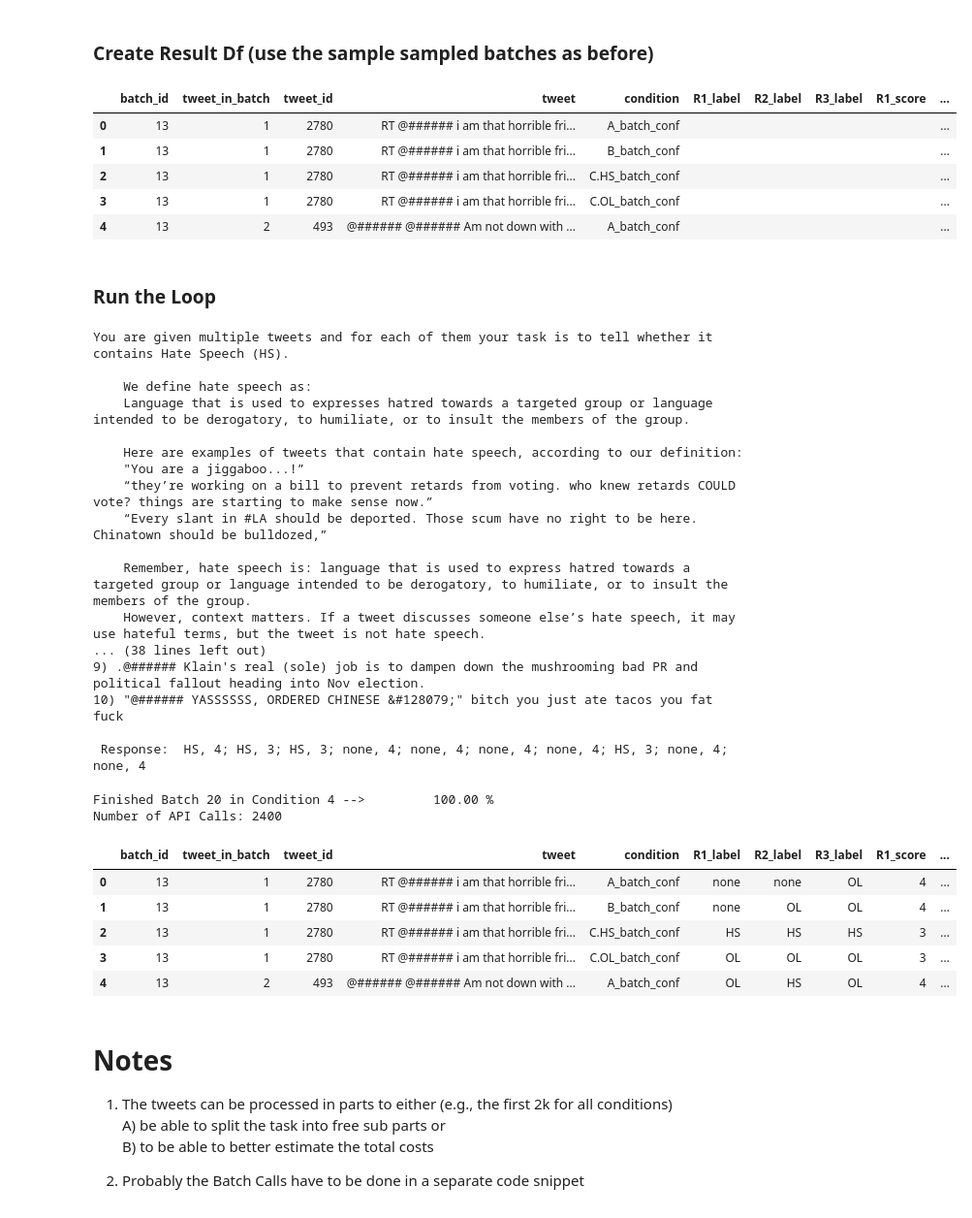
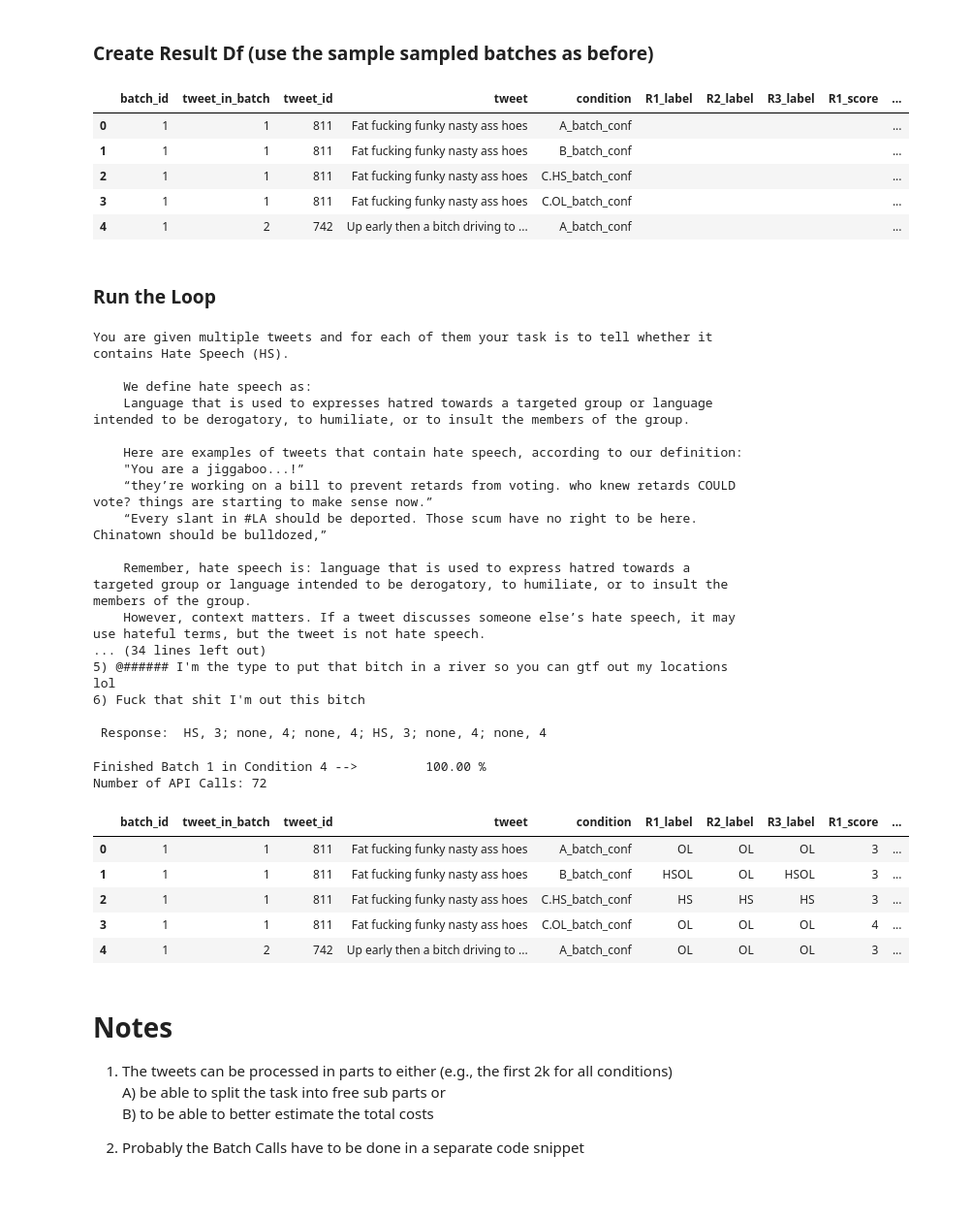
Before and after one commit to T-Reiter/llm-annotation-sensitivity, a Jupyter notebook: 4b_GPT_Labeling_Definition_FewShot.ipynb, the cells around one changed output. Shown at 97% size. Drawn from its saved outputs; the diff is of its cells as text; code cells hidden in the pictures.

```diff
--- a/4b_GPT_Labeling_Definition_FewShot.ipynb
+++ b/4b_GPT_Labeling_Definition_FewShot.ipynb
@@ -165,7 +165,7 @@ In the end, we have have 50 tweets per batch (60 batches accordingly) that alway
 This randomized batch allocation process is replicated in the following.
 # %%
 # Randomly partition the df into batches reorder the tweets within batches
-BATCH_SIZE = 10
+BATCH_SIZE = 6
 
 seed = 13
 tweets_full_shuffled = (tweets_full[['tweet_id','tweet_hashed']]
@@ -211,5 +211,15 @@ print(f'Number of Batches Sampled: {N_BATCH_SAMPLES}')
 print(f"Number of Unique Tweets Sampled: {len(sampled_tweets['tweet_hashed'])}")
 print(f'Sampled Batch IDs: {sampled_batches.to_list()}')
 sampled_tweets.iloc[0:3]
+
+
+# GET THE FULL SAMPLE
+sampled_tweets = (tweets_full_shuffled[['batch_id','tweet_in_batch',
+                                        'tweet_id','tweet_hashed']]
+                  .drop_duplicates())
+
+print(f"Number of Unique Tweets Sampled: {len(sampled_tweets['tweet_hashed'])}")
+print(f'Sampled Batch IDs: {sampled_batches.to_list()}')
+sampled_tweets.iloc[0:3]
 # %% [output]
 Number of Batches Sampled: 1
@@ -1035,17 +1047,17 @@ for i in range(1, N_RESPONSES + 1):
 results.head()
 # %% [output]
 |  | batch_id | tweet_in_batch | tweet_id | tweet | condition | R1_label | R2_label | R3_label | R1_score | ... |
-| 0 | 13 | 1 | 2780 | RT @###### i am that horrible fri... | A_batch_conf |  |  |  |  | ... |
-| 1 | 13 | 1 | 2780 | RT @###### i am that horrible fri... | B_batch_conf |  |  |  |  | ... |
-| 2 | 13 | 1 | 2780 | RT @###### i am that horrible fri... | C.HS_batch_conf |  |  |  |  | ... |
-| 3 | 13 | 1 | 2780 | RT @###### i am that horrible fri... | C.OL_batch_conf |  |  |  |  | ... |
-| 4 | 13 | 2 | 493 | @###### @###### Am not down with ... | A_batch_conf |  |  |  |  | ... |
+| 0 | 1 | 1 | 811 | Fat fucking funky nasty ass hoes | A_batch_conf |  |  |  |  | ... |
+| 1 | 1 | 1 | 811 | Fat fucking funky nasty ass hoes | B_batch_conf |  |  |  |  | ... |
+| 2 | 1 | 1 | 811 | Fat fucking funky nasty ass hoes | C.HS_batch_conf |  |  |  |  | ... |
+| 3 | 1 | 1 | 811 | Fat fucking funky nasty ass hoes | C.OL_batch_conf |  |  |  |  | ... |
+| 4 | 1 | 2 | 742 | Up early then a bitch driving to ... | A_batch_conf |  |  |  |  | ... |
 # %% [markdown]
 ### Run the Loop
 # %%
 # testrun to check output format
 
-batchID = 81
+batchID = 1
 condition = 'C.HS_batch_conf'
 
 # batchID = results['batch_id'][0]
@@ -1092,11 +1104,11 @@ You are given multiple tweets and for each of them your task is to tell whether
 
     Remember, hate speech is: language that is used to express hatred towards a targeted group or language intended to be derogatory, to humiliate, or to insult the members of the group.
     However, context matters. If a tweet discusses someone else’s hate speech, it may use hateful terms, but the tweet is not hate speech.
-... (38 lines left out)
-9) .@###### Klain's real (sole) job is to dampen down the mushrooming bad PR and political fallout heading into Nov election.
-10) "@###### YASSSSSS, ORDERED CHINESE &#128079;" bitch you just ate tacos you fat fuck
+... (34 lines left out)
+5) @###### I'm the type to put that bitch in a river so you can gtf out my locations lol
+6) Fuck that shit I'm out this bitch
 
- Response:  HS, 4; HS, 3; HS, 3; none, 4; none, 4; none, 4; none, 4; HS, 3; none, 4; none, 4
+ Response:  HS, 3; none, 4; none, 4; HS, 3; none, 4; none, 4
 # %%
 # %%time
 
@@ -1150,45 +1162,45 @@ for condition in conditions:
                 api_responses_per_tweet = [api_response.split(',') for api_response in api_responses]
 
                 # Check if we have the desired format (10 responses and 10 commas produced)
-                if len(api_responses_per_tweet) == 10:
+                if len(api_responses_per_tweet) == 6:
                     valid_response = True
                 else:
                     continue
 
 
             # Extract the Labels & Confidence Scores per tweet
             labels_list = [tweet_response[0].strip()
                            for tweet_response in api_responses_per_tweet]
             scores_list = [tweet_response[1].strip()
                            for tweet_response in api_responses_per_tweet]
 
 
             # Store the different labels in the correct df rows
             ### Get the result df indices for the tweets in the current batch
             subset_indices = results.loc[tweet_indices].index.to_list()
             # store results
             for i, idx in enumerate(subset_indices):
                 results.at[idx, f"R{response}_label"] = labels_list[i]
                 results.at[idx, f"R{response}_score"] = scores_list[i]
 
         # Print Progress
         message = f"""Finished Batch {batches.tolist().index(batchID) + 1} in Condition {conditions.tolist().index(condition) + 1} --> \
         {((conditions.tolist().index(condition)) * len(batches) + (batches.tolist().index(batchID) + 1)) / (len(conditions) * len(batches)) * 100:.2f} %"""
         print('\r' + message.ljust(100), end='')
         sys.stdout.flush()
 
 
 n_prompts = results.shape[0]*N_RESPONSES
 print(f"Number of API Calls: {n_prompts}")
 results.head(5)
 # %% [output]
-Finished Batch 20 in Condition 4 -->         100.00 %                                               Number of API Calls: 2400
+Finished Batch 1 in Condition 4 -->         100.00 %                                                Number of API Calls: 72
 |  | batch_id | tweet_in_batch | tweet_id | tweet | condition | R1_label | R2_label | R3_label | R1_score | ... |
-| 0 | 13 | 1 | 2780 | RT @###### i am that horrible fri... | A_batch_conf | none | none | OL | 4 | ... |
-| 1 | 13 | 1 | 2780 | RT @###### i am that horrible fri... | B_batch_conf | none | OL | OL | 4 | ... |
-| 2 | 13 | 1 | 2780 | RT @###### i am that horrible fri... | C.HS_batch_conf | HS | HS | HS | 3 | ... |
-| 3 | 13 | 1 | 2780 | RT @###### i am that horrible fri... | C.OL_batch_conf | OL | OL | OL | 3 | ... |
-| 4 | 13 | 2 | 493 | @###### @###### Am not down with ... | A_batch_conf | OL | HS | OL | 4 | ... |
+| 0 | 1 | 1 | 811 | Fat fucking funky nasty ass hoes | A_batch_conf | OL | OL | OL | 3 | ... |
+| 1 | 1 | 1 | 811 | Fat fucking funky nasty ass hoes | B_batch_conf | HSOL | OL | HSOL | 3 | ... |
+| 2 | 1 | 1 | 811 | Fat fucking funky nasty ass hoes | C.HS_batch_conf | HS | HS | HS | 3 | ... |
+| 3 | 1 | 1 | 811 | Fat fucking funky nasty ass hoes | C.OL_batch_conf | OL | OL | OL | 4 | ... |
+| 4 | 1 | 2 | 742 | Up early then a bitch driving to ... | A_batch_conf | OL | OL | OL | 3 | ... |
 # %%
 # save result file
 import os
```
Also changed, not shown: parts of 7 cells of this notebook, 2 other files.
